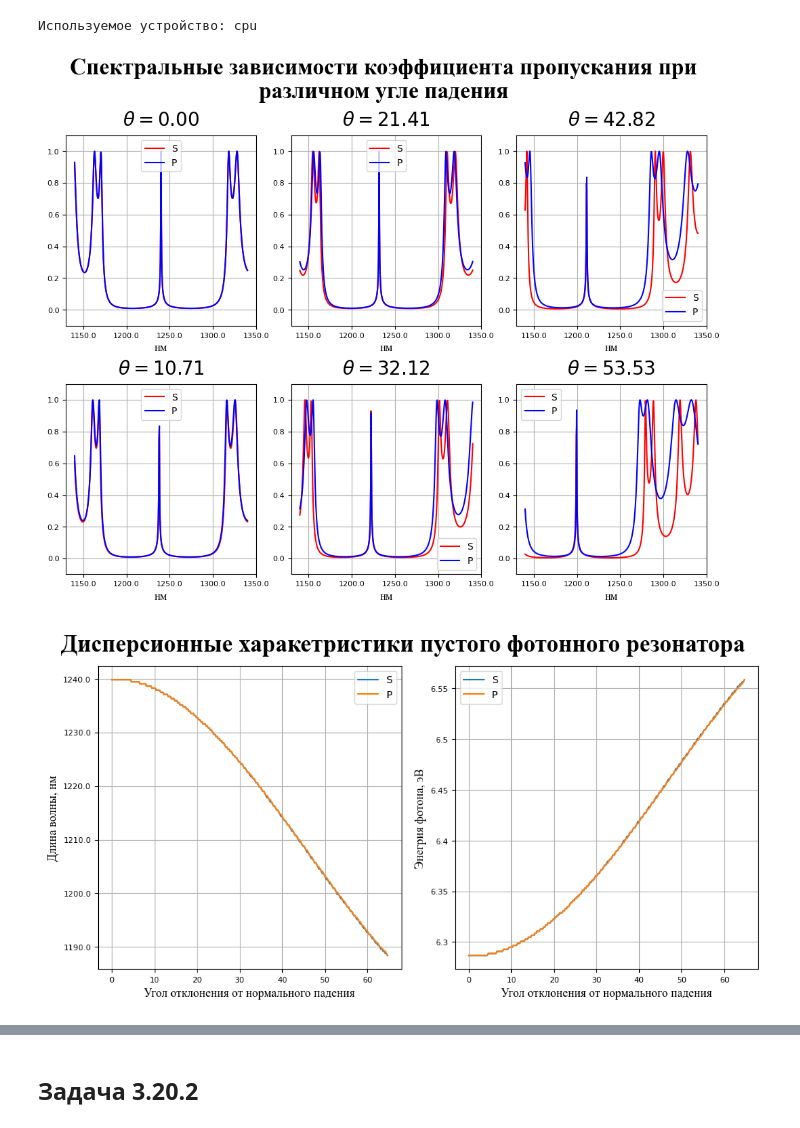
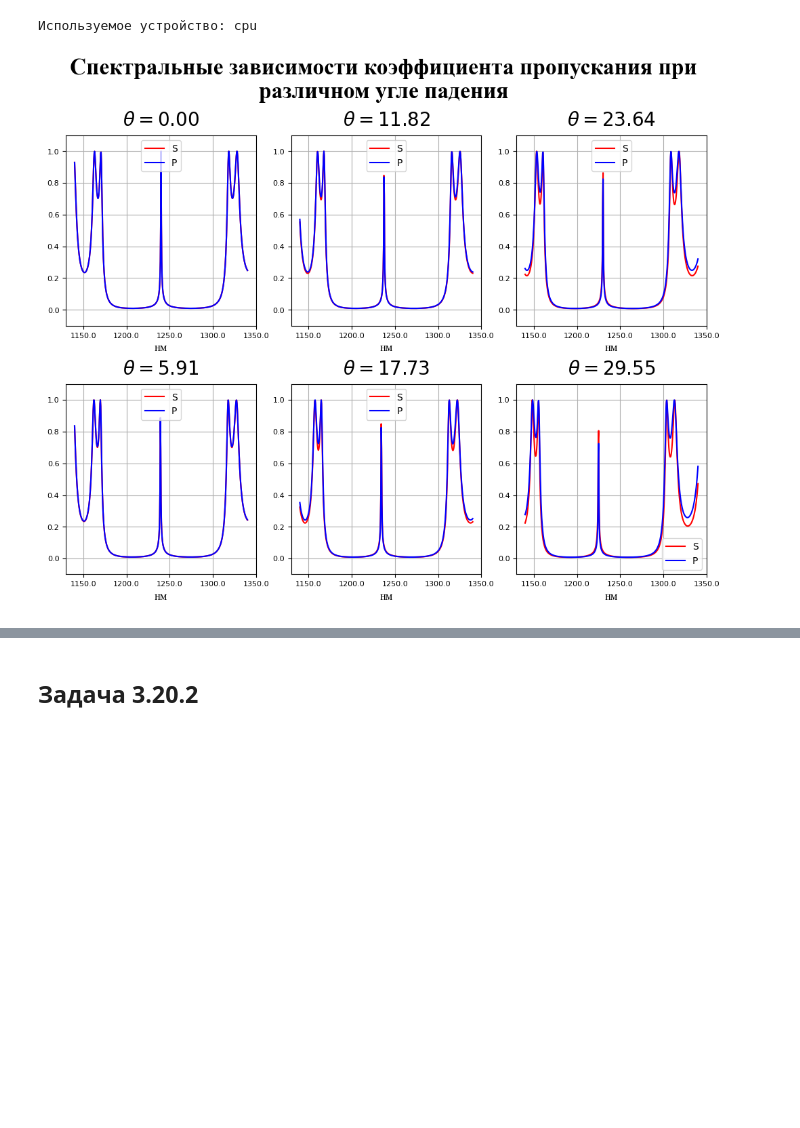
Before and after one commit to Belashov641618/NumericalsRSNO, a Jupyter notebook: Ex3.ipynb, the cells around one changed output, grey strips where cells are left out. Cells and saved outputs as stored; diff of their text form; code cells hidden in the pictures; blank space fills up the shorter version.

```diff
--- a/Ex3.ipynb
+++ b/Ex3.ipynb
@@ -157,72 +127,49 @@ crystal_P = CrystalNonOrthogonal(
 # %%
+from nanophotonic import Crystal, Air, DoubleLayerMassive, Layer
+
 cols = 3
 rows = 2
+
+crystal_S = Crystal(
+    theta, "S",
+    Air(n0),
+    DoubleLayerMassive(wavelength, theta, "S", n1, d1, n2, d2, layers),
+    Layer(wavelength, theta, n1, d1*4),
+    DoubleLayerMassive(wavelength, theta, "S", n2, d2, n1, d1, layers),
+    Air(n0),
+)
+crystal_P = Crystal(
+    theta, "P",
+    Air(n0),
+    DoubleLayerMassive(wavelength, theta, "S", n1, d1, n2, d2, layers),
+    Layer(wavelength, theta, n1, d1*4),
+    DoubleLayerMassive(wavelength, theta, "S", n2, d2, n1, d1, layers),
+    Air(n0),
+)
 
 wavelength_less = wavelength.squeeze().cpu()
 transition_S = crystal_S.transition[::theta.numel()//(cols*rows)][:cols*rows]
 transition_P = crystal_P.transition[::theta.numel()//(cols*rows)][:cols*rows]
 theta_less = theta.squeeze()[::theta.numel()//(cols*rows)][:cols*rows]
 wl_formatter, wl_unit = engineering.separatedformatter(delta_wavelength, 'м', 3)
 
 plot = TiledPlot(10,None)
 plot.FontLibrary = FontLibrary
 plot.pad.graph.vertical(0.1)
 plot.pad.graph.horizontal(0.05)
 plot.pad.title(0.1)
 plot.title("Спектральные зависимости коэффициента пропускания при различном угле падения")
 for rs, rp, t, (col, row) in zip(transition_S, transition_P, theta_less, product(range(cols),range(rows))):
     axes = plot.axes.add(col, row)
     axes.grid(True)
     axes.xaxis.set_major_formatter(wl_formatter)
     axes.set_ylim(-0.1, 1.1)
     plot.graph.label.x(wl_unit)
     plot.graph.title(f"$\\theta={degrees(t.item()):.2f}$")
     axes.plot(wavelength_less, rs.abs().cpu(), label="S", color="red")
     axes.plot(wavelength_less, rp.abs().cpu(), label="P", color="blue")
     axes.legend()
 plot.show()
-
-transition_S, transition_P = crystal_S.transition, crystal_P.transition
-differential_S = transition_S[:,1:] - transition_S[:,:-1]
-differential_P = transition_P[:,1:] - transition_P[:,:-1]
-
-wavelength_halfed = (wavelength_less[1:] + wavelength_less[:-1])/2
-central_wavelength_S = wavelength_halfed.view(1,-1)[:,torch.argmax(differential_S.abs(),dim=1)].squeeze()
-central_wavelength_P = wavelength_halfed.view(1,-1)[:,torch.argmax(differential_P.abs(),dim=1)].squeeze()
-
-omega_S = 2*torch.pi*3.0E+8/central_wavelength_S
-omega_P = 2*torch.pi*3.0E+8/central_wavelength_P
-energy_S = 4.135E-15*omega_S
-energy_P = 4.135E-15*omega_P
-energy_formatter, energy_unit = engineering.separatedformatter(max(energy_S.max().item(), energy_P.max().item()),'эВ')
-
-plot = TiledPlot(10,None)
-plot.FontLibrary = FontLibrary
-plot.pad.graph.vertical(0.1)
-plot.pad.graph.horizontal(0.05)
-plot.pad.title(0.1)
-plot.title("Дисперсионные харакетристики пустого фотонного резонатора")
-
-axes = plot.axes.add(0,0)
-axes.plot(torch.rad2deg(theta).squeeze().cpu(), central_wavelength_S.cpu(), label="S")
-axes.plot(torch.rad2deg(theta).squeeze().cpu(), central_wavelength_P.cpu(), label="P")
-axes.grid(True)
-axes.legend()
-axes.yaxis.set_major_formatter(wl_formatter)
-plot.graph.label.y(f"Длина волны, {wl_unit}")
-plot.graph.label.x(f"Угол отклонения от нормального падения")
-
-axes = plot.axes.add(1,0)
-axes.plot(torch.rad2deg(theta).squeeze().cpu(), energy_S.cpu(), label="S")
-axes.plot(torch.rad2deg(theta).squeeze().cpu(), energy_P.cpu(), label="P")
-axes.grid(True)
-axes.legend()
-axes.yaxis.set_major_formatter(energy_formatter)
-plot.graph.label.y(f"Энегрия фотона, {energy_unit}")
-plot.graph.label.x(f"Угол отклонения от нормального падения")
-
-plot.show()
 # %% [output]
-[figure, old version]
+[figure, new version]
-[figure, removed]
 # %%
```
Also changed, not shown: parts of 5 cells of this notebook, 1 other file.
